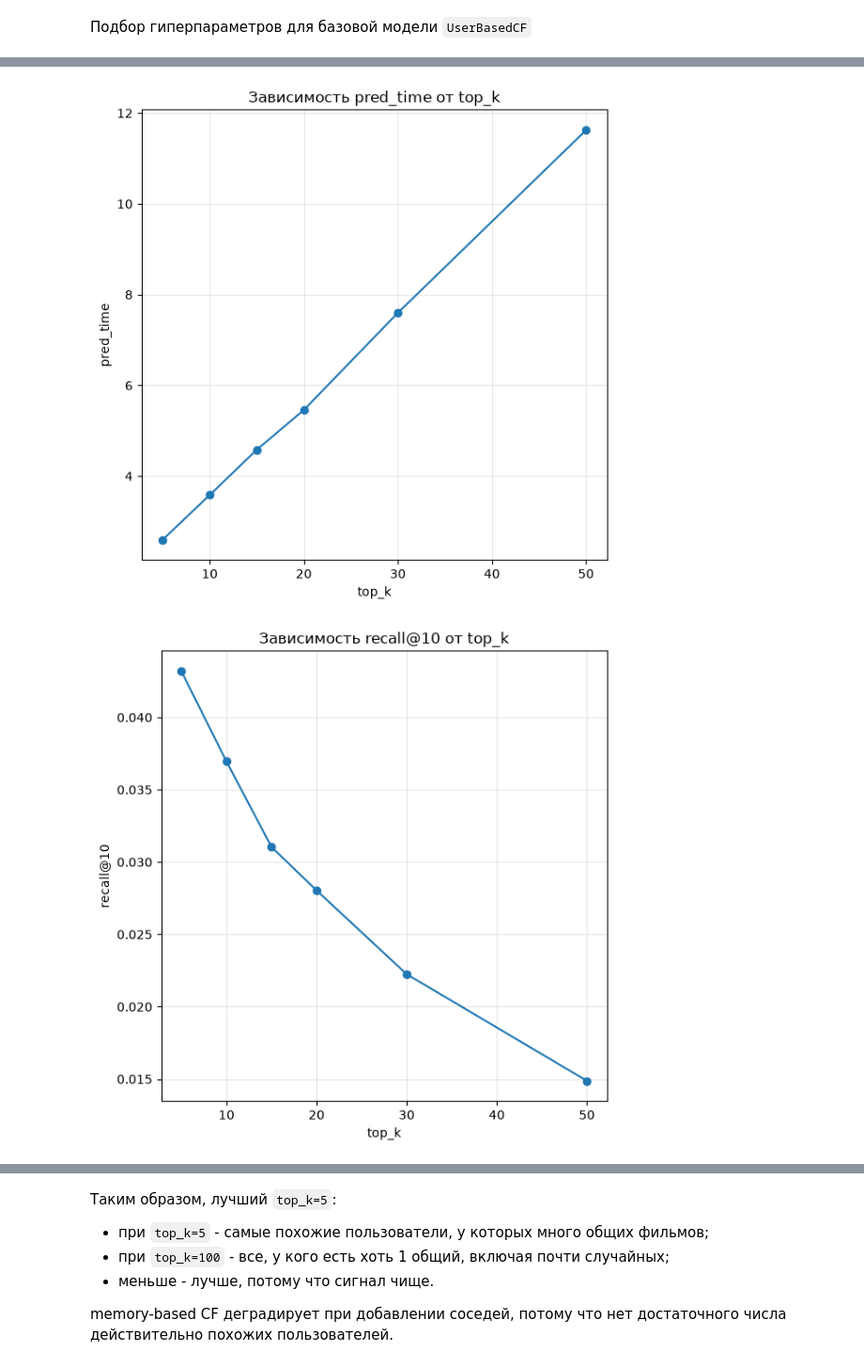
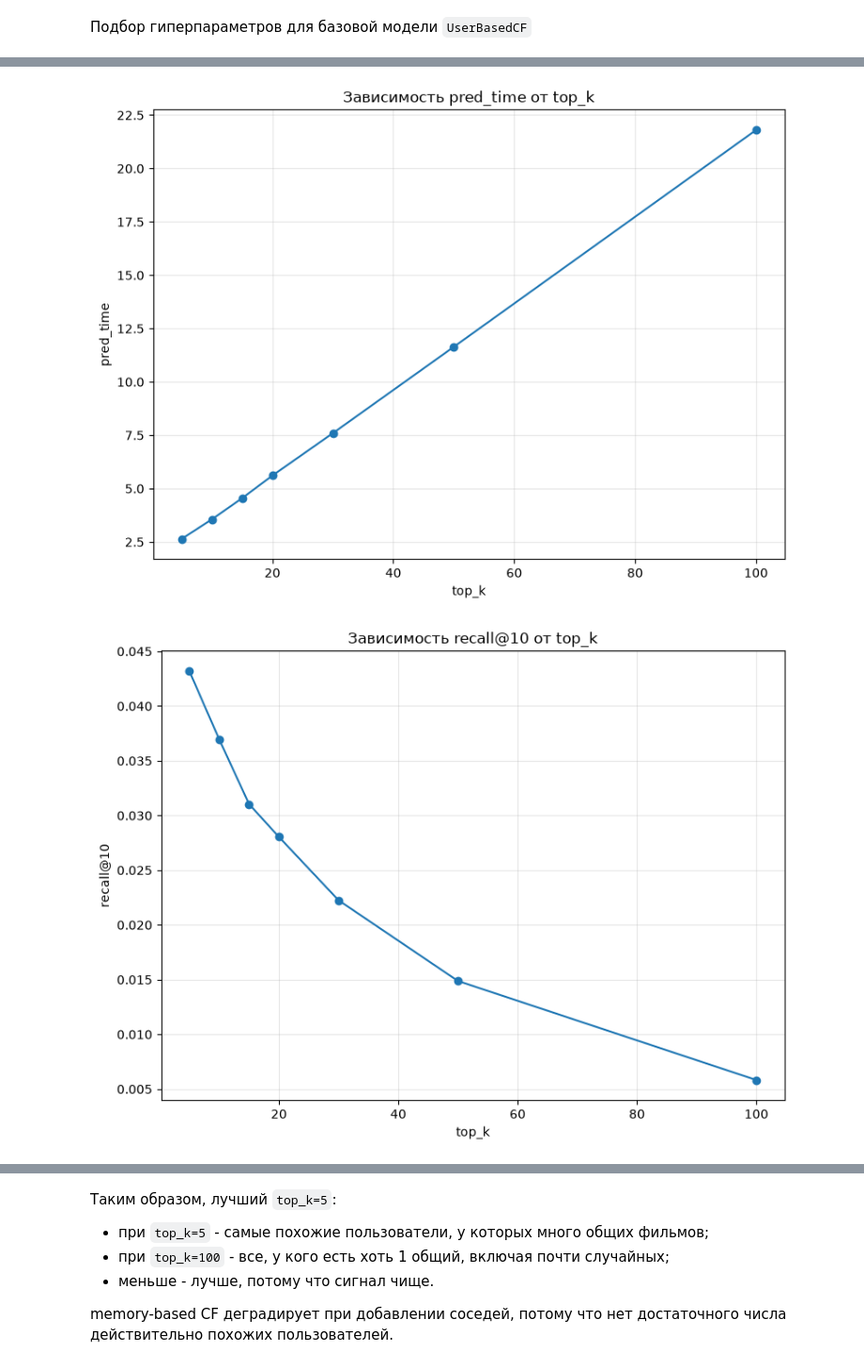
Before and after one commit to AlexanderSh11/recsys-benchmark, a Jupyter notebook: benchmarks/run_benchmark.ipynb, the cells around one changed output, grey strips where cells are left out. Shown at 94% size. Cells and saved outputs as stored; diff of their text form; code cells hidden in the pictures.

```diff
--- a/benchmarks/run_benchmark.ipynb
+++ b/benchmarks/run_benchmark.ipynb
@@ -15,7 +17,16 @@ DATA_PATH = "../data/raw/ratings.csv"
 DATA_TRAIN_1M_PATH = "../data/processed/train_1M.csv"
 DATA_TEST_1M_PATH = "../data/processed/test_1M.csv"
 
+DATA_TRAIN_10M_PATH = "../data/processed/train_10M.csv"
+DATA_TEST_10M_PATH = "../data/processed/test_10M.csv"
+
+DATA_TRAIN_32M_PATH = "../data/processed/train_32M.csv"
+DATA_TEST_32M_PATH = "../data/processed/test_32M.csv"
+
 N_RUNS = 3
+
+USERBASED_CF_PARAMS_SEARCH_PATH = "../data/processed/df_UserBasedCF_1.pkl"
+IMPLICIT_ALS_PARAMS_SEARCH_PATH = "../data/processed/df_ImplicitALS_1.pkl"
 # %%
 df = load_dataset(path=DATA_PATH)
 
@@ -109,11 +103,14 @@ UserBasedCF
 # %% [markdown]
 Подбор гиперпараметров для базовой модели `UserBasedCF`
 # %%
-df = params_search(
+df_UserBasedCF = params_search(
     model_factory=lambda **kw: UserBasedCF(**kw),
     train=train,
     test=test,
-    params={"top_k": [5, 10, 15, 20, 30, 50]},
+    params={"top_k": [5, 10, 15, 20, 30, 50, 100]},
     n_runs=N_RUNS,
 )
+
+with open(USERBASED_CF_PARAMS_SEARCH_PATH, "wb") as f:
+    pickle.dump(df_UserBasedCF, f)
 # %% [output]
@@ -137,10 +134,13 @@ df = params_search(
 # %%
+with open(USERBASED_CF_PARAMS_SEARCH_PATH, "rb") as f:
+    df_UserBasedCF = pickle.load(f)
+
 show_graph(
-    results_df=df,
+    results_df=df_UserBasedCF,
     params=["top_k"],
     metrics=["pred_time", "recall@10", "ndcg@10"],
     save_dir="graphs/UserBasedCF",
 )
 # %% [output]
-[figure, old version]
+[figure, new version]
-[figure, old version]
+[figure, new version]
```
Also changed, not shown: parts of 9 cells of this notebook, 27 other files.
